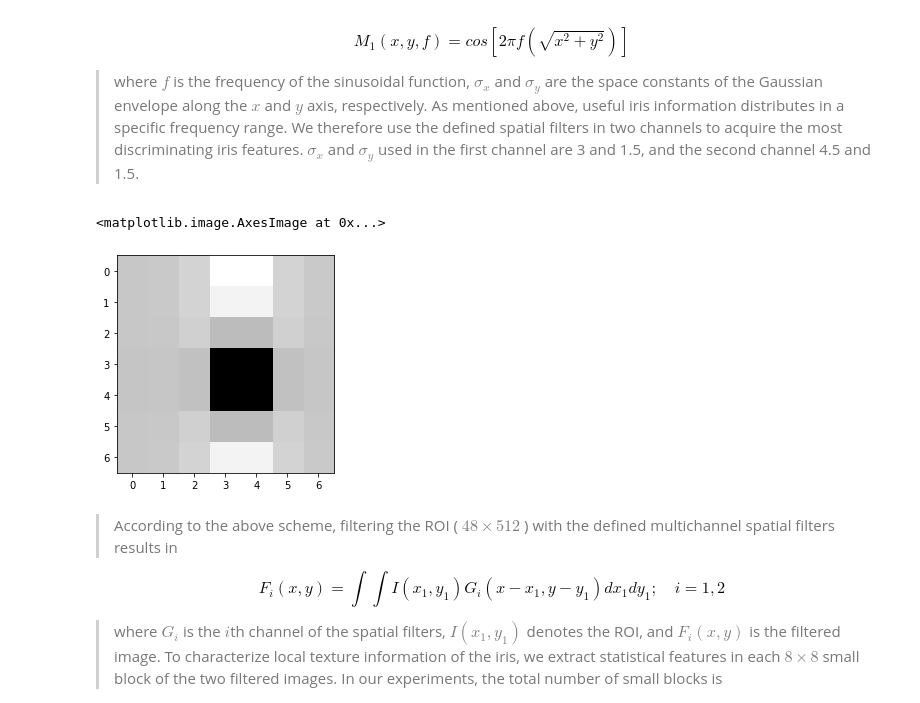
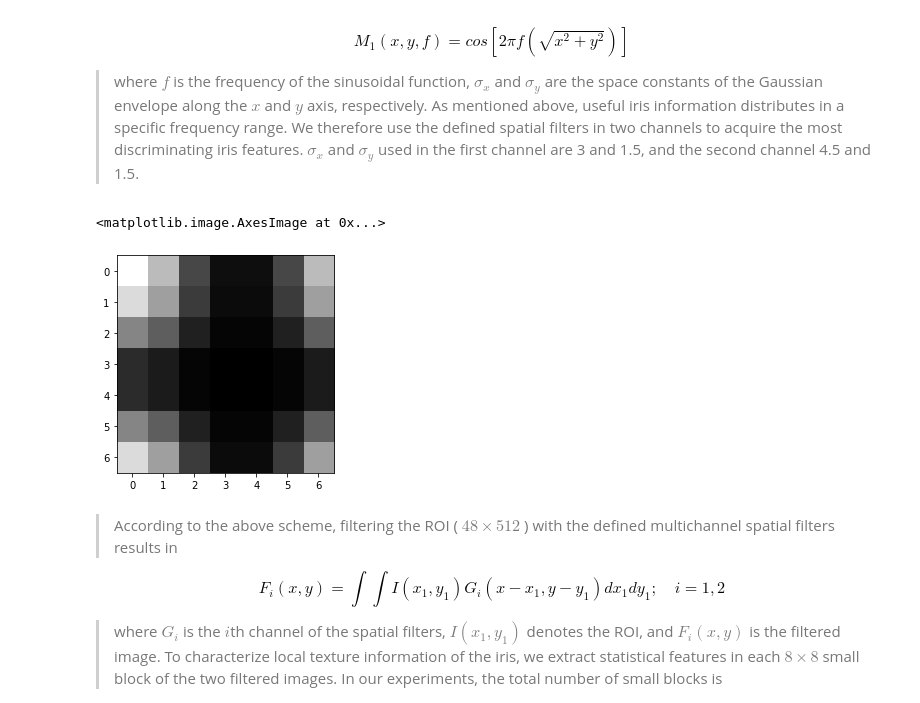
Before and after one commit to Yifei-alma-xu/Iris-Rrecognition, a Jupyter notebook: Iris_Recognition_yifei.ipynb, the cells around one changed output. Saved outputs shown, nothing was run; the diff lists cells and outputs as text; code cells hidden in the pictures.

```diff
--- a/Iris_Recognition_yifei.ipynb
+++ b/Iris_Recognition_yifei.ipynb
@@ -281,19 +335,19 @@ $$
 # %%
 def defined_filter(sigma_x, sigma_y, size, f):
     filt = np.zeros((size,size))
     # size should be an odd number
     k = int((size-1)/2)
     for x in range(-k,k+1,1):
         for y in range(-k,k+1,1):
             M1 = np.cos(2*np.pi*f*np.sqrt(x**2+y**2))
-            G = (1/(2*np.pi*sigma_x*sigma_y))*np.exp(x**2/sigma_x**2+y**2/sigma_y**2)*M1
+            G = (1/(2*np.pi*sigma_x*sigma_y))*np.exp(-0.5 * (x**2/sigma_x**2+y**2/sigma_y**2))*M1
             filt[x,y] = G
     return filt
 filt = defined_filter(3, 1.5, 7, 0.07)
 plt.imshow(filt, cmap = 'gray')
 # %% [output]
 <matplotlib.image.AxesImage at 0x...>
-[figure, old version]
+[figure, new version]
 # %% [markdown]
 > According to the above scheme, filtering the ROI ( $48 \times 512$ ) with the defined multichannel spatial filters results in
 
```
Also changed, not shown: parts of 16 cells of this notebook, 1 other file.
